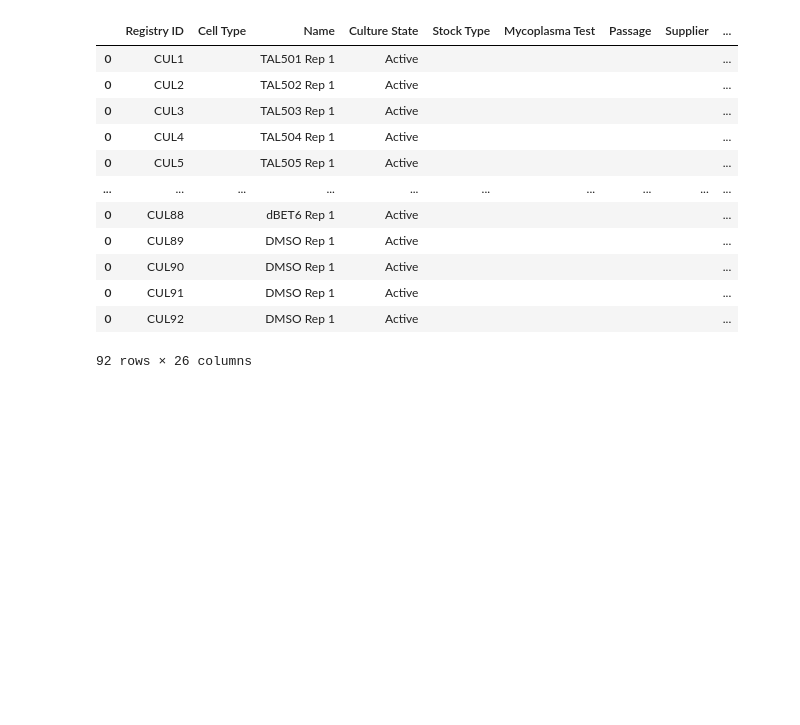
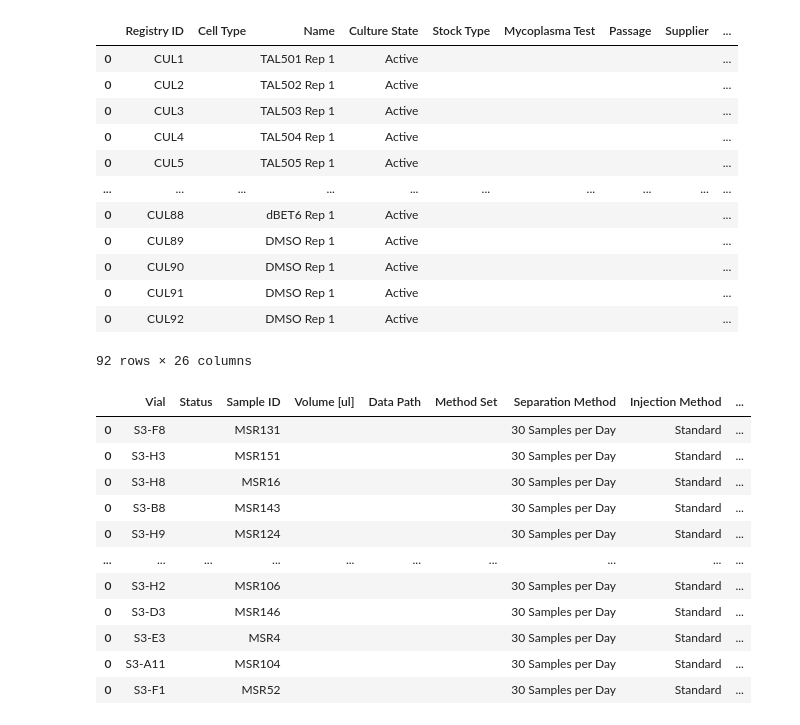
Before and after one commit to TalusBio/2023_scispot_utils, a Jupyter notebook: notebooks/end2end_metadata_generation.ipynb, the cells around one changed output. Cells and saved outputs as stored; diff of their text form; code cells hidden in the pictures; blank space fills up the shorter version.

Commit message:
adding lcms acquisition queue generation

```diff
--- a/notebooks/end2end_metadata_generation.ipynb
+++ b/notebooks/end2end_metadata_generation.ipynb
@@ -325,7 +338,7 @@ WELL_POSITION = "" # see below, inherited from previous plate
 OUTPUT_SUFFIX = "fractionation"
 
 # ASSUME TREATMENT PLATE HAS ALREADY BEEN GENERATED PER TOY EXAMPLE BELOW
-treatment_plate_file = os.path.join(meta_dir, culture_out_filename)
+treatment_plate_file = os.path.join(output_dir, culture_out_filename)
 treatment_plate = pd.read_csv(treatment_plate_file)
 
 
@@ -397,7 +410,7 @@ for cell_frx in CELLULAR_FRACTION:
     i += 1
 
 frx_out_filename = str(date.today()) + "-" + PLATE_BARCODE + "-" + OUTPUT_SUFFIX + ".csv"
-frx_df_out.to_csv(os.path.join(meta_dir, frx_out_filename), index=False)
+frx_df_out.to_csv(os.path.join(output_dir, frx_out_filename), index=False)
 del frx_df_out
 # %%
 # Python Script 3: Digestion
@@ -420,7 +433,7 @@ WELL_POSITION = ""
 OUTPUT_SUFFIX = "digestion"
 
 # ASSUME FRACTIONATION PLATE HAS ALREADY BEEN GENERATED PER TOY EXAMPLE BELOW
-fractionation_plate_file = os.path.join(meta_dir, frx_out_filename)
+fractionation_plate_file = os.path.join(output_dir, frx_out_filename)
 fractionation_plate = pd.read_csv(fractionation_plate_file)
 fractionation_plate
 
@@ -555,8 +568,8 @@ else:
 digest_out_filename = str(date.today()) + "-" + PLATE_BARCODE + "-" + OUTPUT_SUFFIX + ".csv"
 out_pool_filename = str(date.today()) + "-" + PLATE_BARCODE + "-" + "pooled-digest" + ".csv"
 
-digest_df_out.to_csv(os.path.join(meta_dir, digest_out_filename), index=False)
-df_out_pool.to_csv(os.path.join(meta_dir, out_pool_filename), index=False)
+digest_df_out.to_csv(os.path.join(output_dir, digest_out_filename), index=False)
+df_out_pool.to_csv(os.path.join(output_dir, out_pool_filename), index=False)
 del digest_df_out
 del df_out_pool
 # %%
@@ -583,7 +596,7 @@ WELL_POSITION = ""
 OUTPUT_SUFFIX = "msruns"
 
 # ASSUME DIGESTION PLATE HAS ALREADY BEEN GENERATED PER TOY EXAMPLE BELOW
-digestion_plate_file = os.path.join(meta_dir, digest_out_filename)
+digestion_plate_file = os.path.join(output_dir, digest_out_filename)
 digestion_plate = pd.read_csv(digestion_plate_file)
 digestion_plate
 
@@ -603,32 +616,99 @@ def ms_run_rows(increment, parent_sample, well_position):
     LC_DECK_POSITION, # "LC Deck Position",
     COLUMN_ID, # "Column ID"
     parent_sample, # "Peptide Digest IDs",
     INJECT_VOL, # "Injection Volume (uL)",
     "", # "Injection Mass",
     "", # "Injection Mass Unit",
     EVOTIP_LOT_NUM, # "Evotip Lot Number",
     SAMPLE_LOAD_PROTOCOL, # "Sample Loading Protocol ID",
     "", # "MS Acquisition Protocol ID",
     "", # "Record Creator",
     "", # "Evotip Rack Barcode",
     "", # "Evotip Rack Name"
     well_position #"Tip Position"
     ]
 
     return rows
 
 
 ms_df_out = pd.DataFrame(columns=msrun_columns)
 
 i = 1
 for parent in digestion_plate['Registry ID']:
     well_pos = str(digestion_plate.loc[digestion_plate['Registry ID'] == parent]['Well Position'].iloc[0])
     new_row = ms_run_rows(i, parent, well_pos)
     ms_df_out = ms_df_out.append(pd.DataFrame([new_row], columns=msrun_columns))
     i += 1
 
 #ms_df_out
 
 msrun_out_filename = str(date.today()) + "-" + PLATE_BARCODE + "-" + OUTPUT_SUFFIX + ".csv"
-ms_df_out.to_csv(os.path.join(meta_dir, msrun_out_filename), index=False)
-del ms_df_out
+ms_df_out.to_csv(os.path.join(output_dir, msrun_out_filename), index=False)
+#del ms_df_out
+
+
+# Python Script 5b: LC-MS queue
+# Create a timsTOF queue from the registered mass spec peptide samples
+
+# hardcoded variables
+
+EVOSEP_RACK = 'S3'
+
+def lcms_queue_rows(increment, sample_id, well_position):
+
+    #sample_id = "lol_" + increment
+
+    if ACQUISITION_TYPE == "DIA":
+        separation_method = '60 Samples per Day'
+        ms_method = "D:\Methods\Default Application Methods\OTOF\timsTOF SCP\Proteomics TIMS on\diaPASEF_TALUS_400_1000_0.7cycle.m?OtofImpacTEMControl"
+    elif ACQUISITION_TYPE == "DDA":
+        separation_method = '30 Samples per Day'
+        ms_method = 'PLACEHOLDER'
+
+    vial_id = EVOSEP_RACK + "-" + well_position
+
+    rows = [
+        vial_id, # 'Vial', # S# is evosep rack position. There are positions S1 through S6
+        '', # 'Status',
+        sample_id, #'Sample ID', # Yes - those filenames are the ones that will be uploaded to AWS
+        '', # 'Volume [ul]',
+        '', # 'Data Path',
+        '', # 'Method Set',
+        separation_method, # 'Separation Method',
+        'Standard', # 'Injection Method',
+        ms_method # 'MS Method'
+    ]
+
+    return(rows)
+
+
+# shuffle the samples
+randomized_lcms_df = ms_df_out.sample(frac = 1)
+
+# generate an LC-MS queue
+lcms_queue_out = pd.DataFrame(columns=lcms_queue_columns)
+i = 1
+for sample in randomized_lcms_df['Registry ID']:
+    well_pos = str(randomized_lcms_df.loc[randomized_lcms_df['Registry ID'] == sample]['Tip Position'].iloc[0])
+    new_row = lcms_queue_rows(i, sample, well_pos)
+    lcms_queue_out = lcms_queue_out.append(pd.DataFrame([new_row], columns=lcms_queue_columns))
+    i += 1
+
+msrun_out_filename = str(date.today()) + "-" + PLATE_BARCODE + "-" + "lcms_queue" + ".csv"
+lcms_queue_out.to_csv(os.path.join(output_dir, msrun_out_filename), index=False)
+#del ms_df_out
+
+lcms_queue_out
+# %% [output]
+|  | Vial | Status | Sample ID | Volume [ul] | Data Path | Method Set | Separation Method | Injection Method | ... |
+| 0 | S3-F8 |  | MSR131 |  |  |  | 30 Samples per Day | Standard | ... |
+| 0 | S3-H3 |  | MSR151 |  |  |  | 30 Samples per Day | Standard | ... |
+| 0 | S3-H8 |  | MSR16 |  |  |  | 30 Samples per Day | Standard | ... |
+| 0 | S3-B8 |  | MSR143 |  |  |  | 30 Samples per Day | Standard | ... |
+| 0 | S3-H9 |  | MSR124 |  |  |  | 30 Samples per Day | Standard | ... |
+| ... | ... | ... | ... | ... | ... | ... | ... | ... | ... |
+| 0 | S3-H2 |  | MSR106 |  |  |  | 30 Samples per Day | Standard | ... |
+| 0 | S3-D3 |  | MSR146 |  |  |  | 30 Samples per Day | Standard | ... |
+| 0 | S3-E3 |  | MSR4 |  |  |  | 30 Samples per Day | Standard | ... |
+| 0 | S3-A11 |  | MSR104 |  |  |  | 30 Samples per Day | Standard | ... |
+| 0 | S3-F1 |  | MSR52 |  |  |  | 30 Samples per Day | Standard | ... |
```
Also changed, not shown: parts of 3 cells of this notebook.
